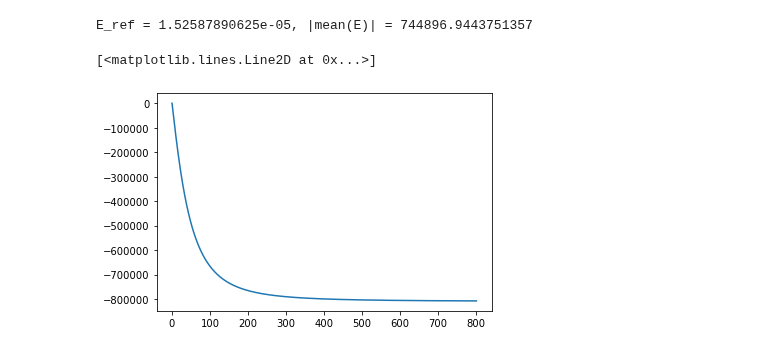
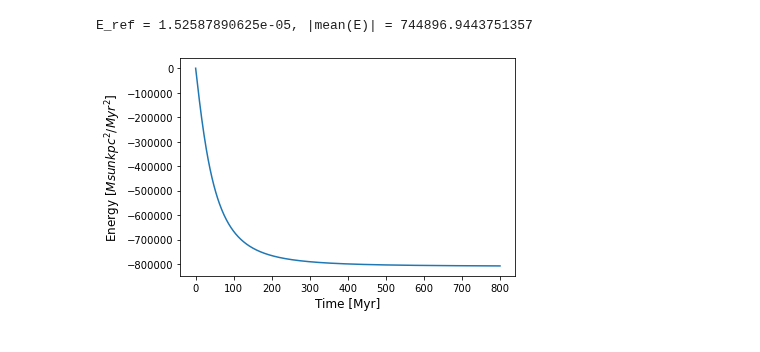
Before and after one commit to q-pratz-chem/Interacting_Galaxies, a Jupyter notebook: leap_frog.ipynb, the cells around one changed output. Drawn from its saved outputs; the diff is of its cells as text; code cells hidden in the pictures.

```diff
--- a/leap_frog.ipynb
+++ b/leap_frog.ipynb
@@ -272,11 +277,12 @@ initial r0, phi0: 50.0 kpc, 1.5708 rad
 t, X, Y, v_, err =  leapfrog(t0, tmax, r0, phi0, dphi0, dr0, h, f, err_tol)
 # %% [output]
 E_ref = 1.52587890625e-05, |mean(E)| = 744896.9443751357
-# %%
-plt.plot(E)
-# %% [output]
-[<matplotlib.lines.Line2D at 0x...>]
-[figure, removed]
+# %%
+plt.plot(E)
+plt.xlabel("Time [Myr]", fontsize=12), plt.ylabel("Energy [$Msun kpc^2/Myr^2$]", fontsize=12)
+plt.show()
+# %% [output]
+[figure, added]
 # %%
 fig = plt.figure(figsize=(12,10))
 
```
Also changed, not shown: parts of 6 cells of this notebook.
